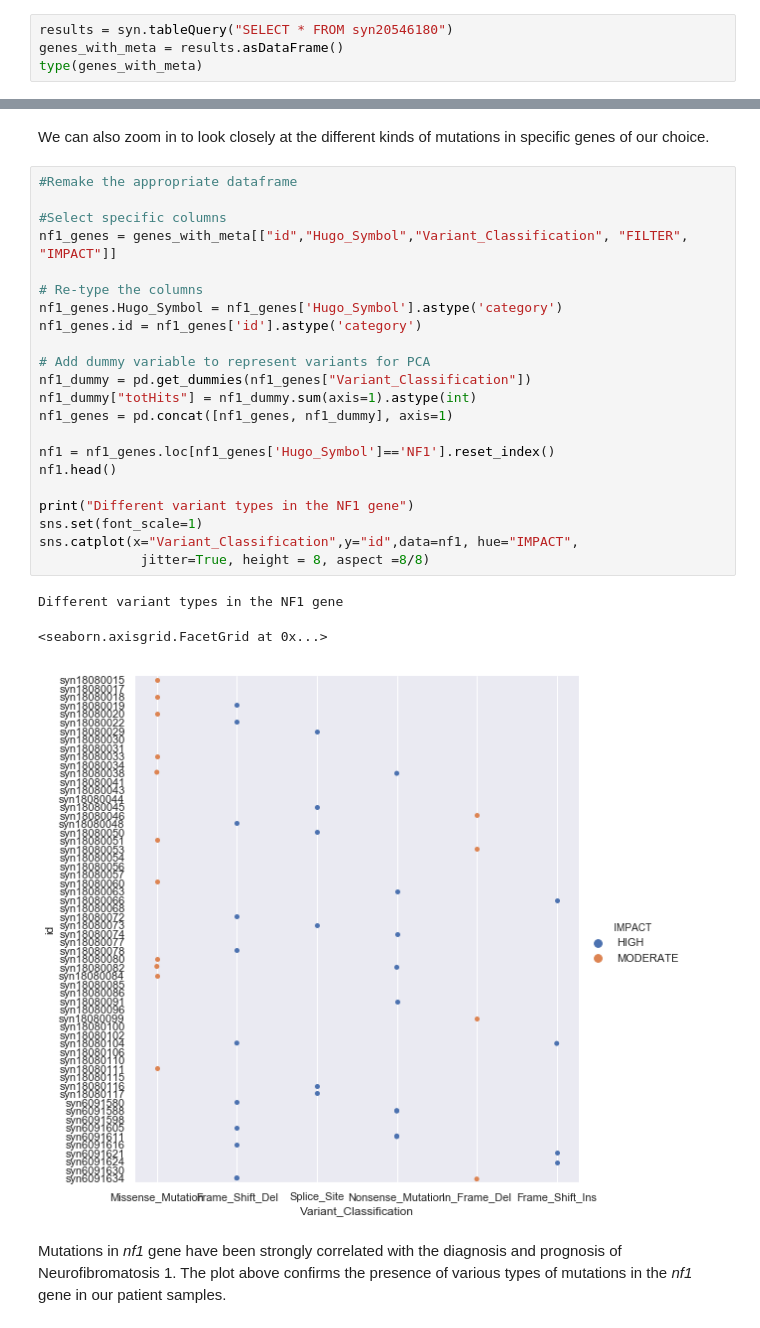
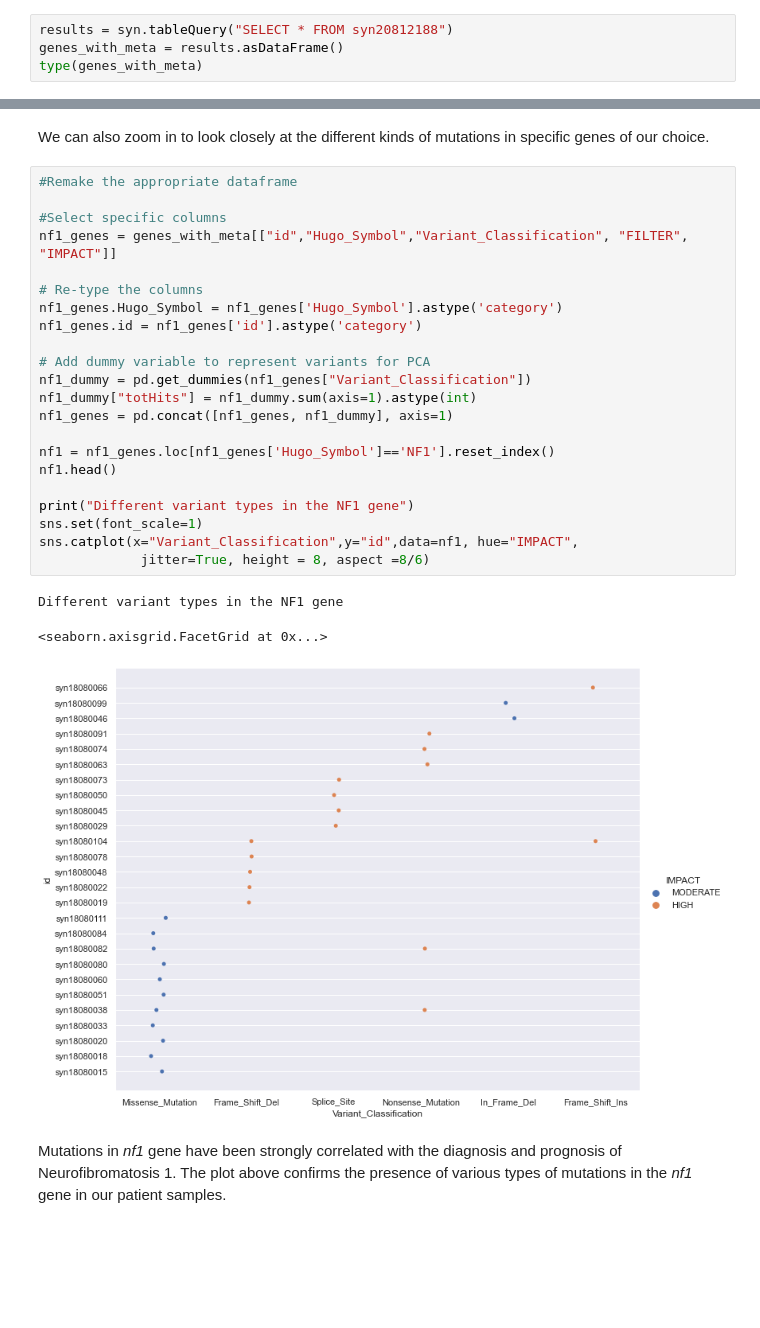
Before and after one commit to Sage-Bionetworks/nfhackathon2020, a Jupyter notebook: py_demos/4-exomeseq-intro.ipynb, the cells around one changed output, grey strips where cells are left out. Saved outputs shown, nothing was run; the diff lists cells and outputs as text; blank space fills up the shorter version.

```diff
--- a/py_demos/4-exomeseq-intro.ipynb
+++ b/py_demos/4-exomeseq-intro.ipynb
@@ -73,5 +73,5 @@ entity = syn.get('syn20546180')
 # %%
-results = syn.tableQuery("SELECT * FROM syn20546180")
+results = syn.tableQuery("SELECT * FROM syn20812188")
 genes_with_meta = results.asDataFrame()
 type(genes_with_meta)
 # %% [output]
@@ -255,29 +255,29 @@ We can also zoom in to look closely at the different kinds of mutations in speci
 # %%
 #Remake the appropriate dataframe
 
 #Select specific columns
 nf1_genes = genes_with_meta[["id","Hugo_Symbol","Variant_Classification", "FILTER", "IMPACT"]]
 
 # Re-type the columns
 nf1_genes.Hugo_Symbol = nf1_genes['Hugo_Symbol'].astype('category')
 nf1_genes.id = nf1_genes['id'].astype('category')
 
 # Add dummy variable to represent variants for PCA
 nf1_dummy = pd.get_dummies(nf1_genes["Variant_Classification"])
 nf1_dummy["totHits"] = nf1_dummy.sum(axis=1).astype(int)
 nf1_genes = pd.concat([nf1_genes, nf1_dummy], axis=1)
 
 nf1 = nf1_genes.loc[nf1_genes['Hugo_Symbol']=='NF1'].reset_index()
 nf1.head()
 
 print("Different variant types in the NF1 gene")
 sns.set(font_scale=1)
 sns.catplot(x="Variant_Classification",y="id",data=nf1, hue="IMPACT",
-             jitter=True, height = 8, aspect =8/8)
+             jitter=True, height = 8, aspect =8/6)
 # %% [output]
 Different variant types in the NF1 gene
 <seaborn.axisgrid.FacetGrid at 0x...>
-[figure, old version]
+[figure, new version]
 # %% [markdown]
 Mutations in _nf1_ gene have been strongly correlated with the diagnosis and prognosis of Neurofibromatosis 1. The plot above confirms the presence of various types of mutations in the _nf1_ gene in our patient samples.
 # %%
```
Also changed, not shown: parts of 8 cells of this notebook, 9 other files.
